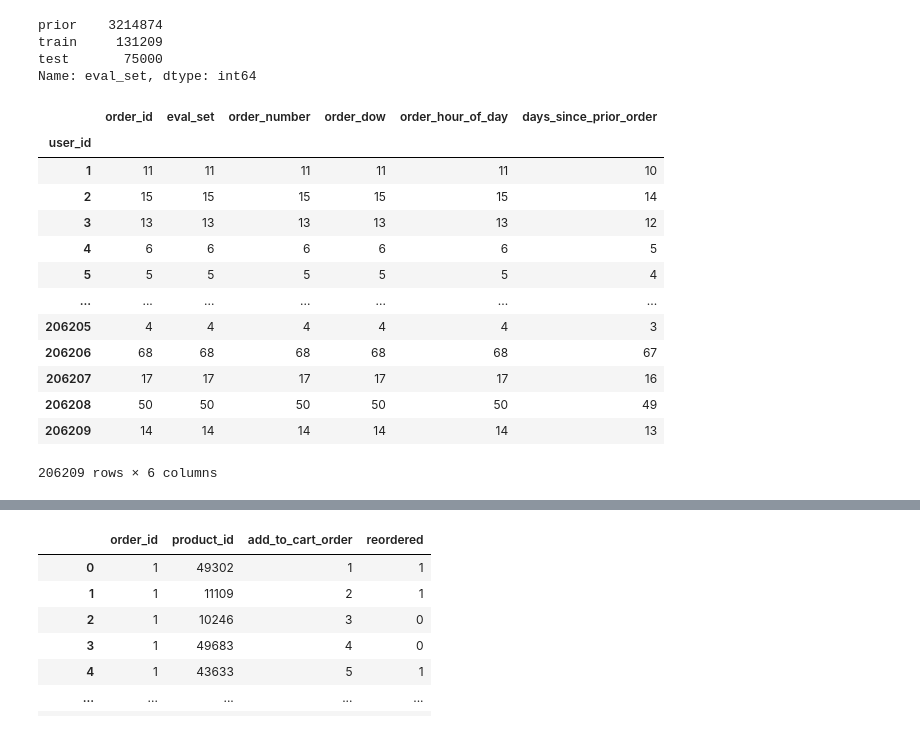
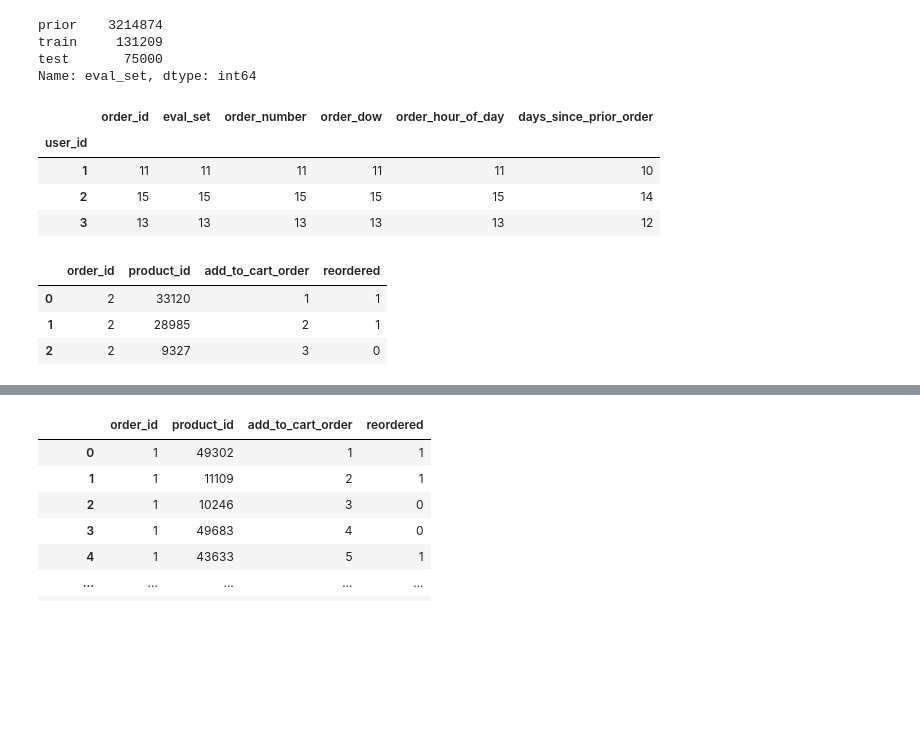
Before and after one commit to edubu2/metis-project3, a Jupyter notebook: code/query_db.ipynb, the cells around one changed output, grey strips where cells are left out. Saved outputs shown, nothing was run; the diff lists cells and outputs as text; code cells hidden in the pictures; blank space fills up the shorter version.

Commit message:
Confirm product_detail table is correct & query_db working

```diff
--- a/code/query_db.ipynb
+++ b/code/query_db.ipynb
@@ -90,22 +44,13 @@ train     131209
 test       75000
 Name: eval_set, dtype: int64
 # %%
-df_orders.groupby('user_id').agg('count')
+df_orders.groupby('user_id').agg('count').head(3)
 # %% [output]
 |  | order_id | eval_set | order_number | order_dow | order_hour_of_day | days_since_prior_order |
 | user_id |  |  |  |  |  |  |
 | 1 | 11 | 11 | 11 | 11 | 11 | 10 |
 | 2 | 15 | 15 | 15 | 15 | 15 | 14 |
 | 3 | 13 | 13 | 13 | 13 | 13 | 12 |
-| 4 | 6 | 6 | 6 | 6 | 6 | 5 |
-| 5 | 5 | 5 | 5 | 5 | 5 | 4 |
-| ... | ... | ... | ... | ... | ... | ... |
-| 206205 | 4 | 4 | 4 | 4 | 4 | 3 |
-| 206206 | 68 | 68 | 68 | 68 | 68 | 67 |
-| 206207 | 17 | 17 | 17 | 17 | 17 | 16 |
-| 206208 | 50 | 50 | 50 | 50 | 50 | 49 |
-| 206209 | 14 | 14 | 14 | 14 | 14 | 13 |
-206209 rows × 6 columns
 # %%
 query = """
 SELECT *
@@ -113,3 +58,9 @@ FROM prior_orders;
 """
 
 df_prior = pd.read_sql_query(query, conn)
+df_prior.head(3)
+# %% [output]
+|  | order_id | product_id | add_to_cart_order | reordered |
+| 0 | 2 | 33120 | 1 | 1 |
+| 1 | 2 | 28985 | 2 | 1 |
+| 2 | 2 | 9327 | 3 | 0 |
```
Also changed, not shown: parts of 35 cells of this notebook, 1 other file.
